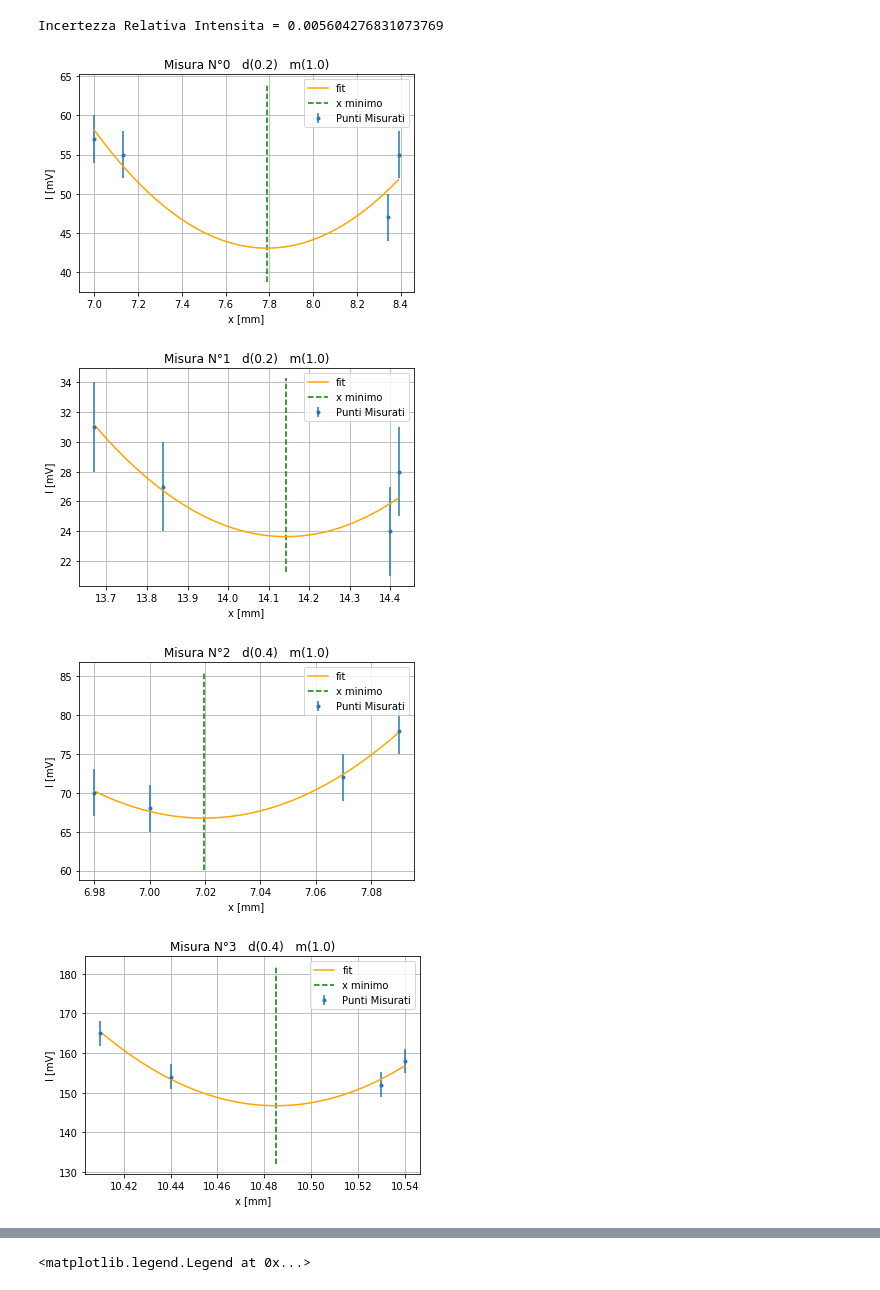
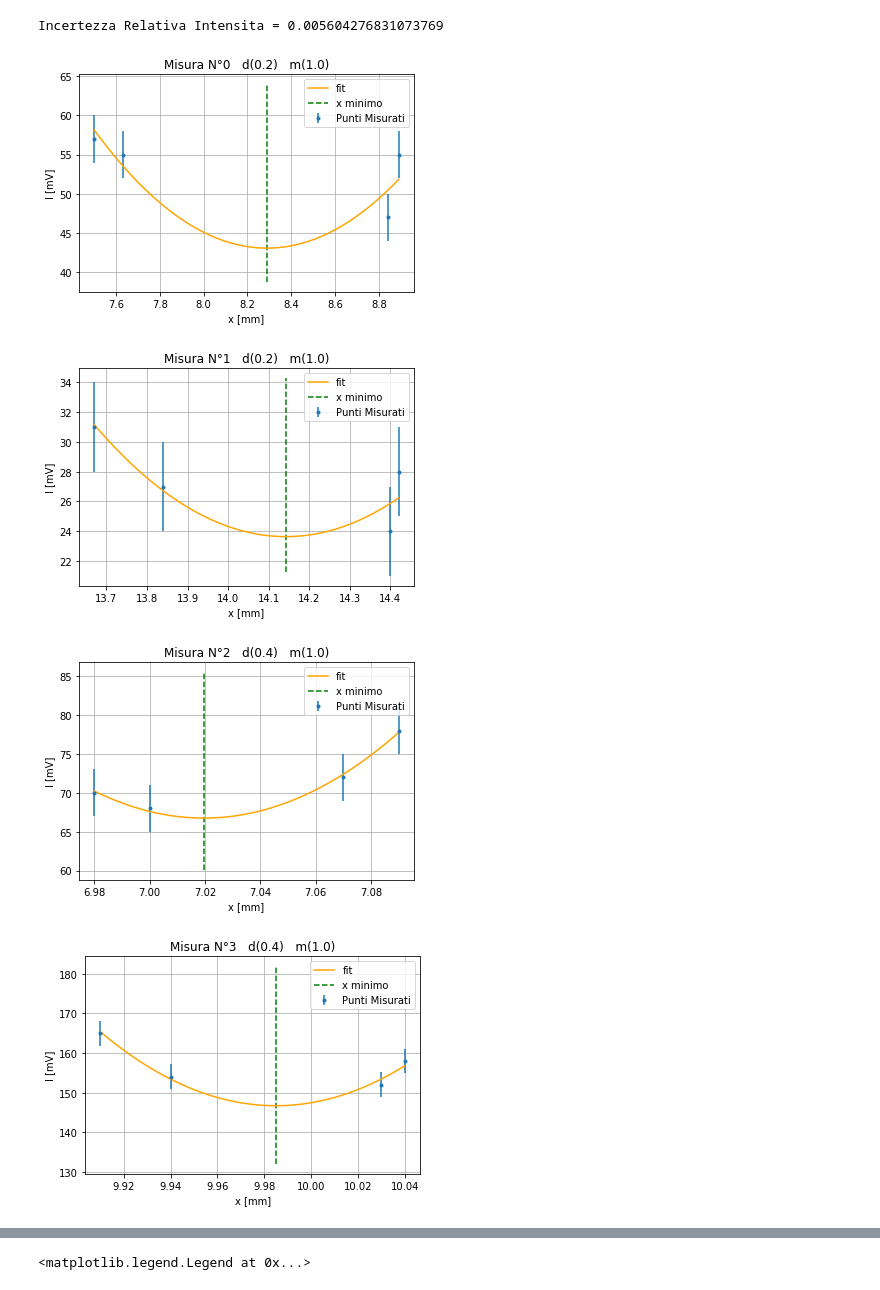
Before and after one commit to Kevin222-hub/Lab_reports, a Jupyter notebook: Ottica_1/Main.ipynb, the cells around one changed output, grey strips where cells are left out. Saved outputs shown, nothing was run; the diff lists cells and outputs as text; code cells hidden in the pictures.

```diff
--- a/Ottica_1/Main.ipynb
+++ b/Ottica_1/Main.ipynb
@@ -48,7 +48,8 @@ def SigmaLambda(x,sx,Z,sZ,F,sF,m):
     return sL
 # %%
 # Lettura 1
-df1   = pd.read_csv('data1.csv')
+#df1   = pd.read_csv('data1.csv')
+df1   = pd.read_csv('data1Manipolato.csv')
 m     = np.asarray(df1.iloc[:,0]) # m del minimo
 F     = np.asarray(df1.iloc[:,1]) #fenditura
 sF    = np.full(len(F),0.001) # sigma a caso
@@ -61,18 +62,22 @@ ArrsY = sigma_Intensity2V(ArrY)
 #df1
 
 #Array con i limiti per i parametri dei fit
-bounds_min =[[0,0,30],
+bounds_min =[[0,0,30], #[]
              [0,0,10],
              [0,7,10],
-             [0,10.44,130],
-             [0,9,50],
+             #[0,10.44,130], #Veri
+             [0,9.9,130],  #Manipolati
+             #[0,9,50],      #Veri
+             [0,9.5,50], #Manipolati
              [0,6.99,10],
              [0,10.10,100]]
 bounds_max =[[100,100,60],
              [100,100,60],
              [10000,7.08,100],
-             [10000,10.53,200],
-             [10000,9.08,200],
+             #[10000,10.53,200], #Veri
+             [10000,10.1,200],  #Manipolati
+             #[10000,9.08,200],  #Veri
+             [10000,9.6,200], #Manipolati
              [10000,7.06,44],
              [10000,10.15,125]]
 # %%
@@ -93,38 +98,39 @@ for T in range(len(ArrX)):
     #Fit
     [a,b,c],pcov = s.optimize.curve_fit(fit_func,X,Y,sigma = sY,absolute_sigma = True,method = 'trf',bounds = (bounds_min[T],bounds_max[T]))
     [sa,sb,sc] = np.sqrt(np.diag(pcov))
 
     #Plot
     plt.errorbar(X,Y,sY, ls='', marker='.',label = 'Punti Misurati')
 
     x = np.linspace(np.min(X),np.max(X),100)
     y = fit_func(x,a,b,c)
     plt.plot(x,y,label = 'fit',color = 'orange')
     plt.vlines(b,ymin = 0.9*np.min(y),ymax = 1.1*np.max(y), label = 'x minimo',color = 'g',ls = '--')
     plt.title('Misura N°{}   d({})   m({})'.format(T,F[T],m[T]))
     plt.ylabel('I [mV]')
     plt.xlabel('x [mm]')
     plt.grid()
     plt.legend()
     plt.show()
 
     X_fit = np.append(X_fit,b)
 
     Value =  np.abs(b - MAX[T])
-    sValue = sb
+    sValue = my.sqrt_sum(sb,0.02)
+
     X_min = np.append(X_min,Value)
     sX_min = np.append(sX_min,sValue)
 
     L = Lambda(Value,Z,F[T],m[T])
     sL = SigmaLambda(Value,sValue,Z,sZ,F[T],sF[T],m[T])
 
     Array_L = np.append(Array_L,L)
     Array_sL = np.append(Array_sL,sL)
 # %% [output]
-[figure, old version]
+[figure, new version]
 [figure]
 [figure]
-[figure, old version]
+[figure, new version]
 [figure]
 [figure]
 [figure]
```
Also changed, not shown: parts of 7 cells of this notebook, 2 other files.
